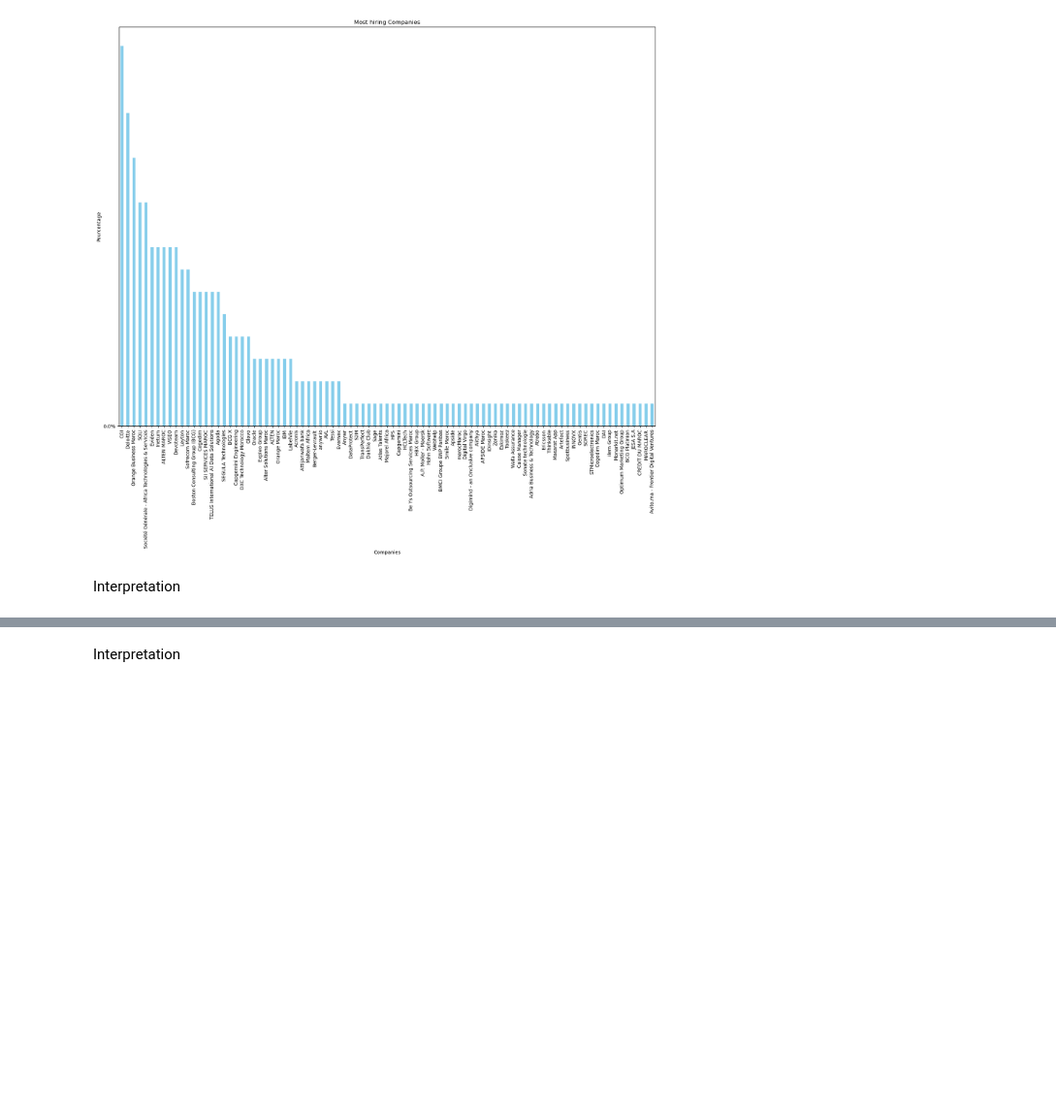
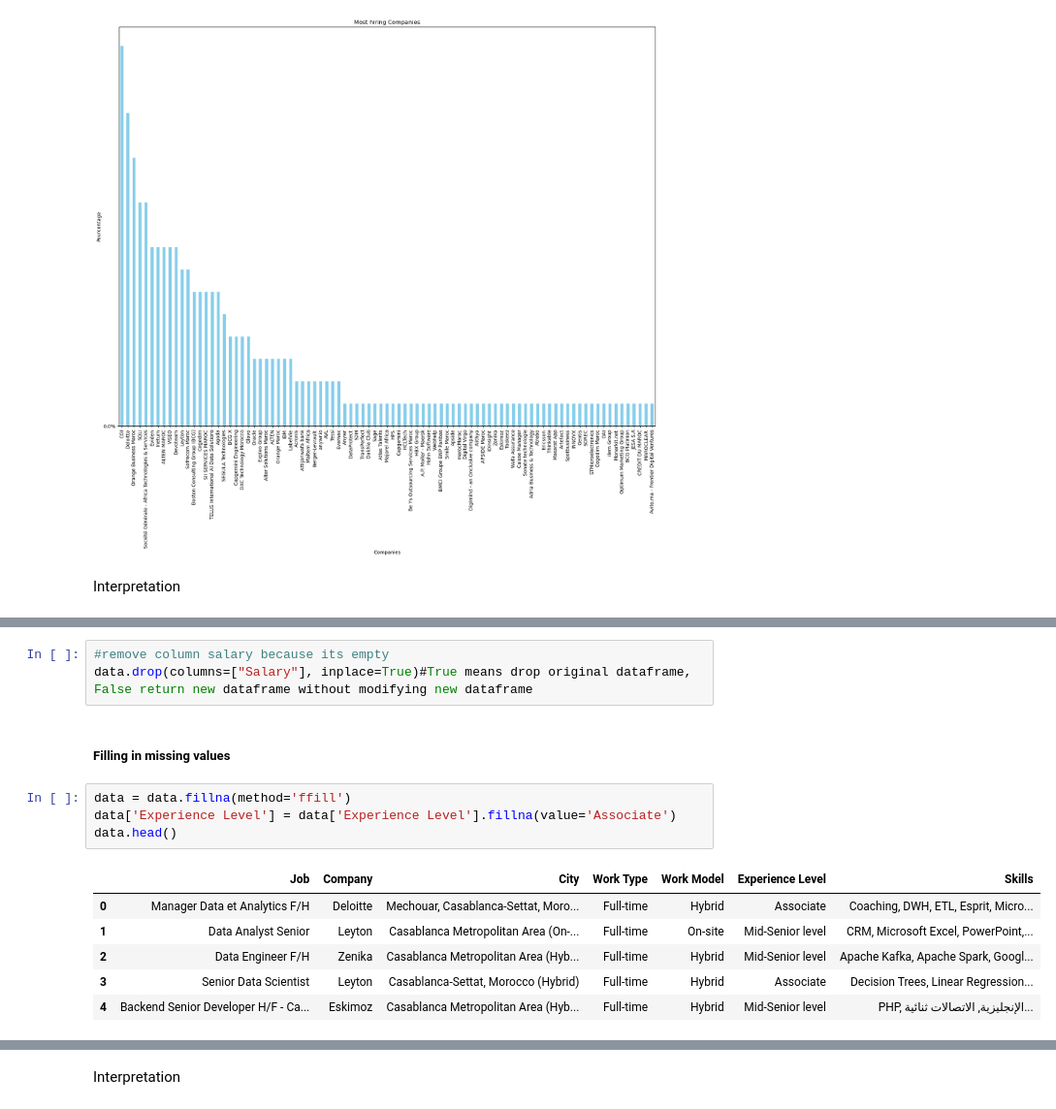
Before and after one commit to najouaelfethi/LinkdInDataAnalytisis, a Jupyter notebook: linkdinDA.ipynb, the cells around one changed output, grey strips where cells are left out. Shown: that part at 97% size. Cells and saved outputs as stored; diff of their text form; blank space fills up the shorter version.

```diff
--- a/linkdinDA.ipynb
+++ b/linkdinDA.ipynb
@@ -214,0 +188,16 @@ plt.show()
+# %%
+#remove column salary because its empty
+data.drop(columns=["Salary"], inplace=True)#True means drop original dataframe, False return new dataframe without modifying new dataframe
+# %% [markdown]
+##### Filling in missing values
+# %%
+data = data.fillna(method='ffill')
+data['Experience Level'] = data['Experience Level'].fillna(value='Associate')
+data.head()
+# %% [output]
+|  | Job | Company | City | Work Type | Work Model | Experience Level | Skills |
+| 0 | Manager Data et Analytics F/H | Deloitte | Mechouar, Casablanca-Settat, Moro... | Full-time | Hybrid | Associate | Coaching, DWH, ETL, Esprit, Micro... |
+| 1 | Data Analyst Senior | Leyton | Casablanca Metropolitan Area (On-... | Full-time | On-site | Mid-Senior level | CRM, Microsoft Excel, PowerPoint,... |
+| 2 | Data Engineer F/H | Zenika | Casablanca Metropolitan Area (Hyb... | Full-time | Hybrid | Mid-Senior level | Apache Kafka, Apache Spark, Googl... |
+| 3 | Senior Data Scientist | Leyton | Casablanca-Settat, Morocco (Hybrid) | Full-time | Hybrid | Associate | Decision Trees, Linear Regression... |
+| 4 | Backend Senior Developer H/F - Ca... | Eskimoz | Casablanca Metropolitan Area (Hyb... | Full-time | Hybrid | Mid-Senior level | PHP, الإنجليزية, الاتصالات ثنائية... |
```
Also changed, not shown: parts of 32 cells of this notebook.
